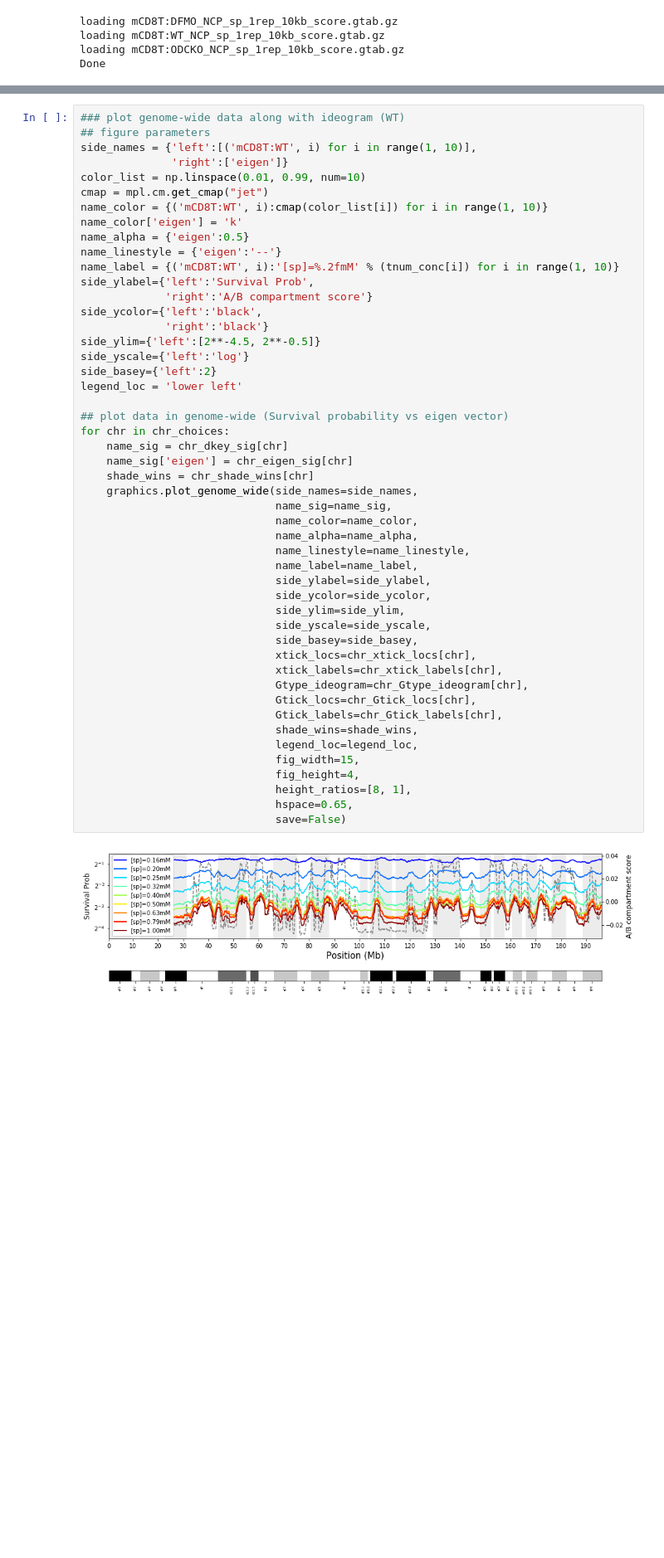
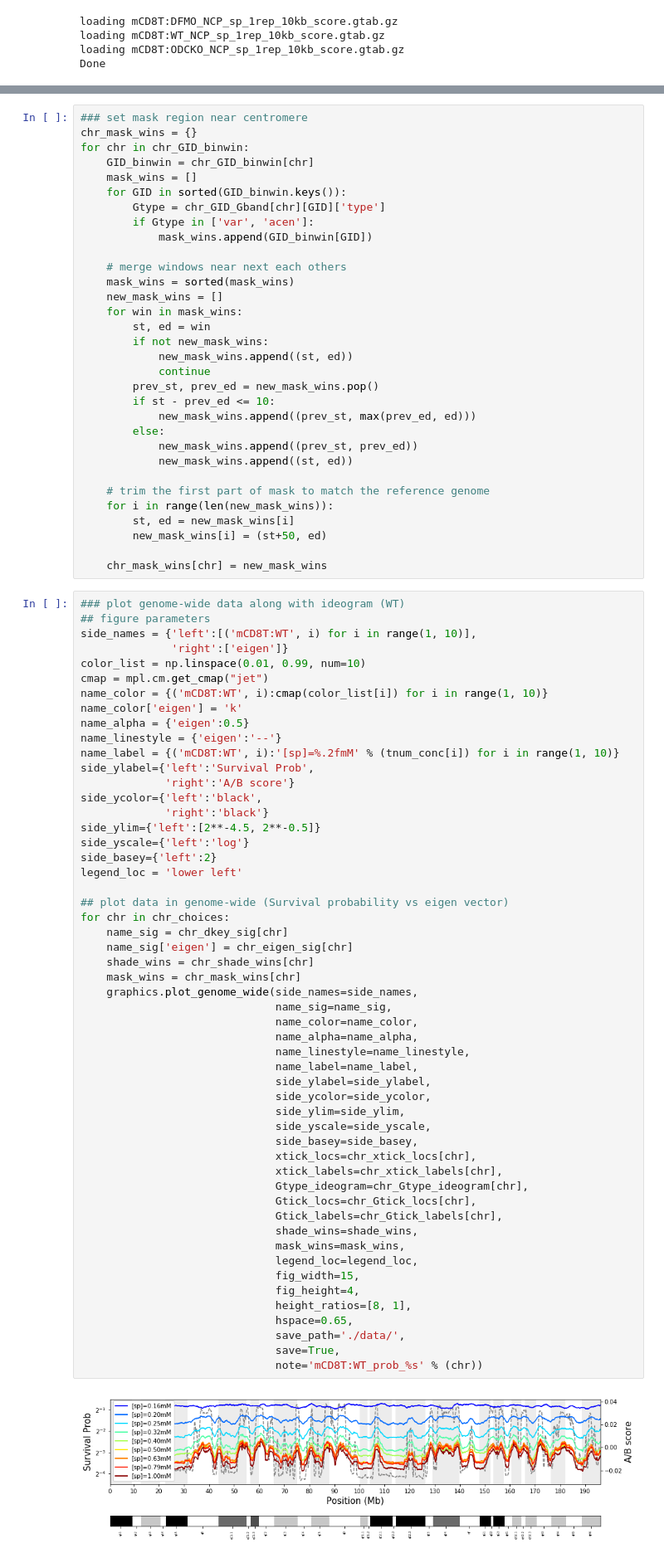
Before and after one commit to spark159/condense-seq, a Jupyter notebook: ipython_notebooks/mCD8T_NCP_sp_genome_wide_prob_plot.ipynb, the cells around one changed output, grey strips where cells are left out. Shown at 83% size. Saved outputs shown, nothing was run; the diff lists cells and outputs as text; blank space fills up the shorter version.

```diff
--- a/ipython_notebooks/mCD8T_NCP_sp_genome_wide_prob_plot.ipynb
+++ b/ipython_notebooks/mCD8T_NCP_sp_genome_wide_prob_plot.ipynb
@@ -361,6 +367,38 @@ for chr in chr_GID_binwin:
         if Gtype =='pos':
             shade_wins.append(GID_binwin[GID])
     chr_shade_wins[chr] = shade_wins
+# %%
+### set mask region near centromere
+chr_mask_wins = {}
+for chr in chr_GID_binwin:
+    GID_binwin = chr_GID_binwin[chr]
+    mask_wins = []
+    for GID in sorted(GID_binwin.keys()):
+        Gtype = chr_GID_Gband[chr][GID]['type']
+        if Gtype in ['var', 'acen']:
+            mask_wins.append(GID_binwin[GID])
+
+    # merge windows near next each others
+    mask_wins = sorted(mask_wins)
+    new_mask_wins = []
+    for win in mask_wins:
+        st, ed = win
+        if not new_mask_wins:
+            new_mask_wins.append((st, ed))
+            continue
+        prev_st, prev_ed = new_mask_wins.pop()
+        if st - prev_ed <= 10:
+            new_mask_wins.append((prev_st, max(prev_ed, ed)))
+        else:
+            new_mask_wins.append((prev_st, prev_ed))
+            new_mask_wins.append((st, ed))
+
+    # trim the first part of mask to match the reference genome
+    for i in range(len(new_mask_wins)):
+        st, ed = new_mask_wins[i]
+        new_mask_wins[i] = (st+50, ed)
+
+    chr_mask_wins[chr] = new_mask_wins
 # %%
 ### plot genome-wide data along with ideogram (WT)
 ## figure parameters
@@ -374,7 +412,7 @@ name_alpha = {'eigen':0.5}
 name_linestyle = {'eigen':'--'}
 name_label = {('mCD8T:WT', i):'[sp]=%.2fmM' % (tnum_conc[i]) for i in range(1, 10)}
 side_ylabel={'left':'Survival Prob',
-             'right':'A/B compartment score'}
+             'right':'A/B score'}
 side_ycolor={'left':'black',
              'right':'black'}
 side_ylim={'left':[2**-4.5, 2**-0.5]}
@@ -383,35 +421,39 @@ side_basey={'left':2}
 legend_loc = 'lower left'
 
 ## plot data in genome-wide (Survival probability vs eigen vector)
 for chr in chr_choices:
     name_sig = chr_dkey_sig[chr]
     name_sig['eigen'] = chr_eigen_sig[chr]
     shade_wins = chr_shade_wins[chr]
+    mask_wins = chr_mask_wins[chr]
     graphics.plot_genome_wide(side_names=side_names,
                               name_sig=name_sig,
                               name_color=name_color,
                               name_alpha=name_alpha,
                               name_linestyle=name_linestyle,
                               name_label=name_label,
                               side_ylabel=side_ylabel,
                               side_ycolor=side_ycolor,
                               side_ylim=side_ylim,
                               side_yscale=side_yscale,
                               side_basey=side_basey,
                               xtick_locs=chr_xtick_locs[chr],
                               xtick_labels=chr_xtick_labels[chr],
                               Gtype_ideogram=chr_Gtype_ideogram[chr],
                               Gtick_locs=chr_Gtick_locs[chr],
                               Gtick_labels=chr_Gtick_labels[chr],
                               shade_wins=shade_wins,
+                              mask_wins=mask_wins,
                               legend_loc=legend_loc,
                               fig_width=15,
                               fig_height=4,
                               height_ratios=[8, 1],
                               hspace=0.65,
-                              save=False)
+                              save_path='./data/',
+                              save=True,
+                              note='mCD8T:WT_prob_%s' % (chr))
 # %% [output]
-[figure, old version]
+[figure, new version]
 # %%
 ### plot genome-wide data along with ideogram (+DFMO)
 ## figure parameters
```
Also changed, not shown: parts of 4 cells of this notebook, 33 other files.
